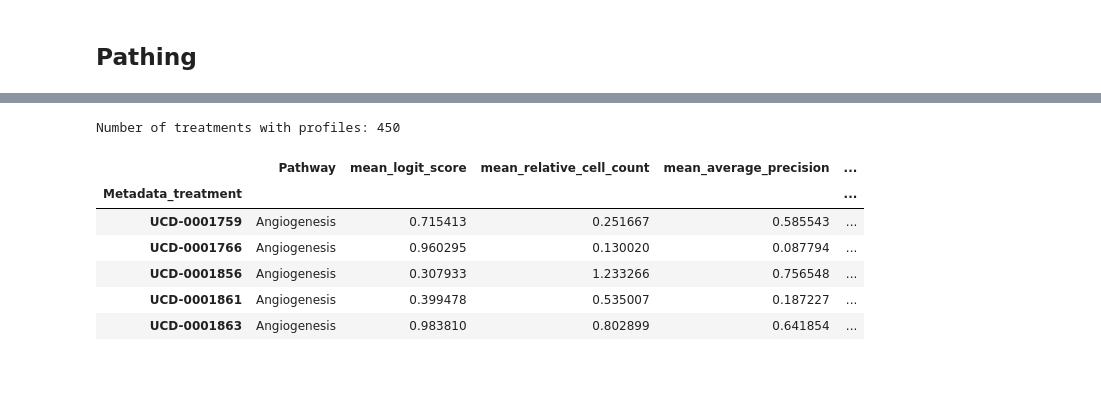
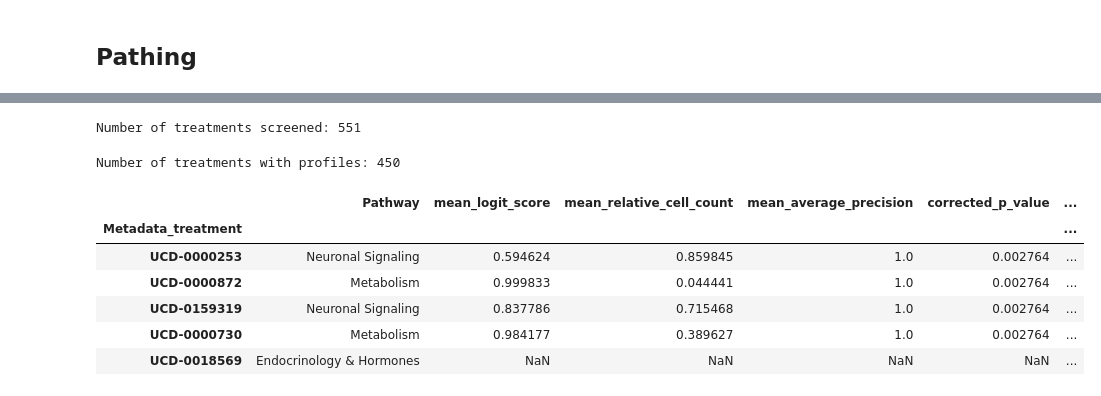
Before and after one commit to WayScience/targeted_fibrosis_drug_screen, a Jupyter notebook: 3a.train_dmso_logistic_regression_models/train_platemapwise_model/5.hit_calling.ipynb, the cells around one changed output, grey strips where cells are left out. Saved outputs shown, nothing was run; the diff lists cells and outputs as text; code cells hidden in the pictures.

```diff
--- a/3a.train_dmso_logistic_regression_models/train_platemapwise_model/5.hit_calling.ipynb
+++ b/3a.train_dmso_logistic_regression_models/train_platemapwise_model/5.hit_calling.ipynb
@@ -7,24 +7,18 @@ import pandas as pd
 # %% [markdown]
 ## Pathing
 # %%
-datasplit_dir = pathlib.Path(".") / "datasplits"
-if not datasplit_dir.exists():
-    raise FileNotFoundError(f"Datasplit directory not found: {datasplit_dir}")
-missing_yaml = datasplit_dir / "missing_profiles.yaml"
-if not missing_yaml.exists():
-    raise FileNotFoundError(f"Missing profiles YAML file not found: {missing_yaml}")
+input_dir = pathlib.Path("inference_results")
 
-output_dir = pathlib.Path(".") / "inference_results"
-if not output_dir.exists():
-    raise FileNotFoundError(f"Output directory not found: {output_dir}")
-treatment_well_file = output_dir / "treatment_well.csv"
-if not treatment_well_file.exists():
-    raise FileNotFoundError(f"Treatment well file not found: {treatment_well_file}")
-logit_score_file = output_dir / "logit_inference_summary.parquet"
-if not logit_score_file.exists():
-    raise FileNotFoundError(f"Logit score file not found: {logit_score_file}")
+output_file = input_dir / "hit_call_table.csv"
 
-# mysterious file read that will be formalized later
-buscar_map_file = pathlib.Path(".") / 'final_merged_mean_buscar_map_scores.csv'
-if not buscar_map_file.exists():
-    raise FileNotFoundError(f"Buscar map file not found: {buscar_map_file}")
+# Load summary
+hit_summary_df = pd.read_csv(
+    input_dir / "hit_summary.csv"
+    ).rename(
+    columns={
+        "mean_score": "mean_logit_score",
+    }
+).set_index("Metadata_treatment")
+
+print(hit_summary_df.shape)
+hit_summary_df.head()
@@ -74,16 +34,34 @@ buscar_df = buscar_map_df.loc[
+# %%
+treatment_well_file = input_dir / "treatment_well.csv"
+
+treatment_well_df = pd.read_csv(treatment_well_file)
+
+all_treatments = treatment_well_df['treatment'].unique()
+
+print(f"Number of treatments screened: {len(all_treatments)}")
+
+treatment_pathway_df = treatment_well_df.loc[
+    :,["treatment", "Pathway"]
+].copy().drop_duplicates().rename(columns={"treatment": "Metadata_treatment"}).set_index("Metadata_treatment")
+# %% [output]
+Number of treatments screened: 551
 # %%
-for_hit_calling_df = logit_score_df.join(map_df, how="inner", validate="one_to_one").join(buscar_df, how="inner", validate="one_to_one")
+for_hit_calling_df = (
+    hit_summary_df
+    .loc[:, ["Pathway", "mean_logit_score",	"mean_relative_cell_count",	"mean_average_precision", "corrected_p_value", "-log10(p-value)"]]
+)
+
 print(f"Number of treatments with profiles: {for_hit_calling_df.dropna().shape[0]}")
 for_hit_calling_df.head()
 # %% [output]
 Number of treatments with profiles: 450
-|  | Pathway | mean_logit_score | mean_relative_cell_count | mean_average_precision | ... |
-| Metadata_treatment |  |  |  |  | ... |
-| UCD-0001759 | Angiogenesis | 0.715413 | 0.251667 | 0.585543 | ... |
-| UCD-0001766 | Angiogenesis | 0.960295 | 0.130020 | 0.087794 | ... |
-| UCD-0001856 | Angiogenesis | 0.307933 | 1.233266 | 0.756548 | ... |
-| UCD-0001861 | Angiogenesis | 0.399478 | 0.535007 | 0.187227 | ... |
-| UCD-0001863 | Angiogenesis | 0.983810 | 0.802899 | 0.641854 | ... |
+|  | Pathway | mean_logit_score | mean_relative_cell_count | mean_average_precision | corrected_p_value | ... |
+| Metadata_treatment |  |  |  |  |  | ... |
+| UCD-0000253 | Neuronal Signaling | 0.594624 | 0.859845 | 1.0 | 0.002764 | ... |
+| UCD-0000872 | Metabolism | 0.999833 | 0.044441 | 1.0 | 0.002764 | ... |
+| UCD-0159319 | Neuronal Signaling | 0.837786 | 0.715468 | 1.0 | 0.002764 | ... |
+| UCD-0000730 | Metabolism | 0.984177 | 0.389627 | 1.0 | 0.002764 | ... |
+| UCD-0018569 | Endocrinology & Hormones | NaN | NaN | NaN | NaN | ... |
 # %%
 ax = for_hit_calling_df.plot.scatter(
     x="mean_average_precision",
```
Also changed, not shown: parts of 12 cells of this notebook, 4 other files.
